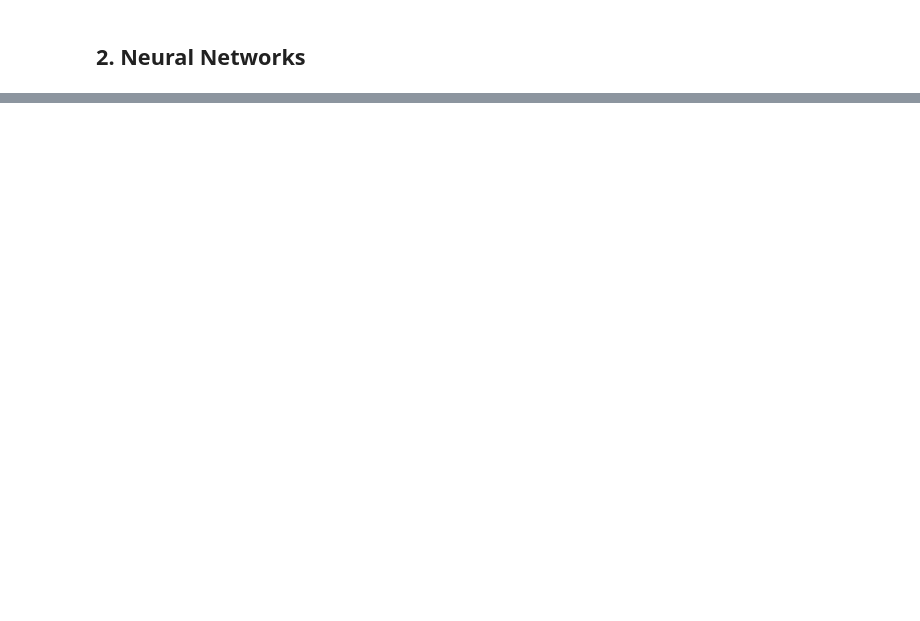
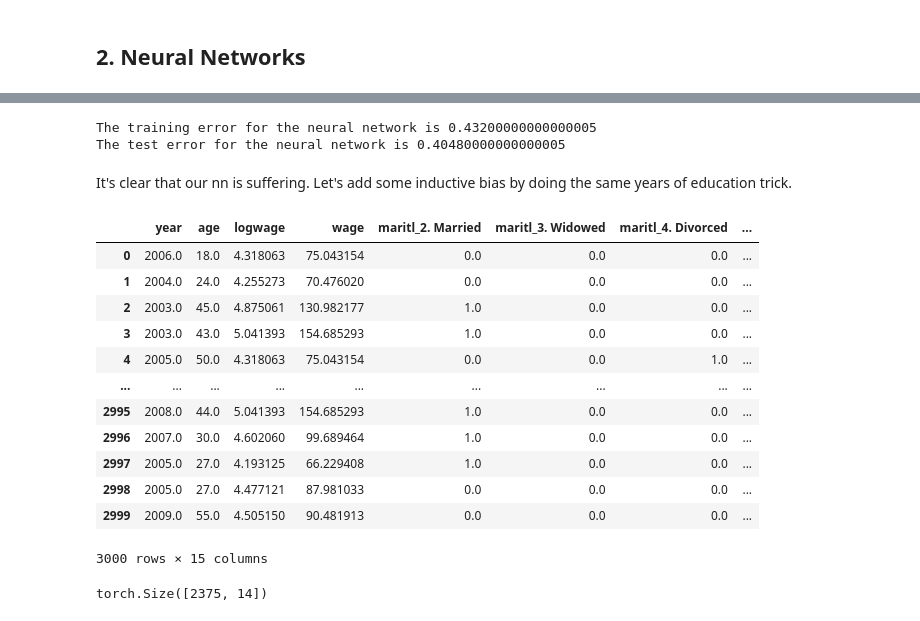
Before and after one commit to andrewlys/ECMA-31330, a Jupyter notebook: hw5/hw5.ipynb, the cells around one changed output, grey strips where cells are left out. Cells and saved outputs as stored; diff of their text form; code cells hidden in the pictures; blank space fills up the shorter version.

```diff
--- a/hw5/hw5.ipynb
+++ b/hw5/hw5.ipynb
@@ -121,0 +347,5 @@ The test error for the k-means classifier is 0.356140350877193
+# %%
+wage = wage.astype('float64')
+wage_train = wage_train.astype('float64')
+wage_test = wage_test.astype('float64')
+wage
@@ -121,0 +416,33 @@ The test error for the k-means classifier is 0.356140350877193
+# %%
+model.eval()
+wage_nn_train_err = ((model(wage_nn_train) > 0.5) == jobclass_nn_train).sum().item()/len(jobclass_nn_train)
+print(f"The training error for the neural network is {1 - wage_nn_train_err}")
+wage_nn_test_err = ((model(wage_nn_test) > 0.5) == jobclass_nn_test).sum().item()/len(jobclass_nn_test)
+print(f"The test error for the neural network is {1 - wage_nn_test_err}")
+# %% [output]
+The training error for the neural network is 0.43200000000000005
+The test error for the neural network is 0.40480000000000005
+# %% [markdown]
+It's clear that our nn is suffering. Let's add some inductive bias by doing the same years of education trick.
+# %%
+education_years = 9 + wage['education_2. HS Grad'] * 4 + wage['education_3. Some College'] * (2 + 4) + wage['education_4. College Grad'] * (4 + 4) + wage['education_5. Advanced Degree'] * (4 + 4 + 4)
+wage.drop(columns=['education_2. HS Grad', 'education_3. Some College', 'education_4. College Grad', 'education_5. Advanced Degree'], inplace=True)
+wage['education_years'] = education_years
+wage = wage.astype('float64')
+wage_train = wage[train_idx]
+wage_test = wage[~train_idx]
+wage
+# %% [output]
+|  | year | age | logwage | wage | maritl_2. Married | maritl_3. Widowed | maritl_4. Divorced | ... |
+| 0 | 2006.0 | 18.0 | 4.318063 | 75.043154 | 0.0 | 0.0 | 0.0 | ... |
+| 1 | 2004.0 | 24.0 | 4.255273 | 70.476020 | 0.0 | 0.0 | 0.0 | ... |
+| 2 | 2003.0 | 45.0 | 4.875061 | 130.982177 | 1.0 | 0.0 | 0.0 | ... |
+| 3 | 2003.0 | 43.0 | 5.041393 | 154.685293 | 1.0 | 0.0 | 0.0 | ... |
+| 4 | 2005.0 | 50.0 | 4.318063 | 75.043154 | 0.0 | 0.0 | 1.0 | ... |
+| ... | ... | ... | ... | ... | ... | ... | ... | ... |
+| 2995 | 2008.0 | 44.0 | 5.041393 | 154.685293 | 1.0 | 0.0 | 0.0 | ... |
+| 2996 | 2007.0 | 30.0 | 4.602060 | 99.689464 | 1.0 | 0.0 | 0.0 | ... |
+| 2997 | 2005.0 | 27.0 | 4.193125 | 66.229408 | 1.0 | 0.0 | 0.0 | ... |
+| 2998 | 2005.0 | 27.0 | 4.477121 | 87.981033 | 0.0 | 0.0 | 0.0 | ... |
+| 2999 | 2009.0 | 55.0 | 4.505150 | 90.481913 | 0.0 | 0.0 | 0.0 | ... |
+3000 rows × 15 columns
@@ -121,0 +456,4 @@ The test error for the k-means classifier is 0.356140350877193
+# %%
+wage_nn_train.shape
+# %% [output]
+torch.Size([2375, 14])
```
Also changed, not shown: parts of 50 cells of this notebook.
